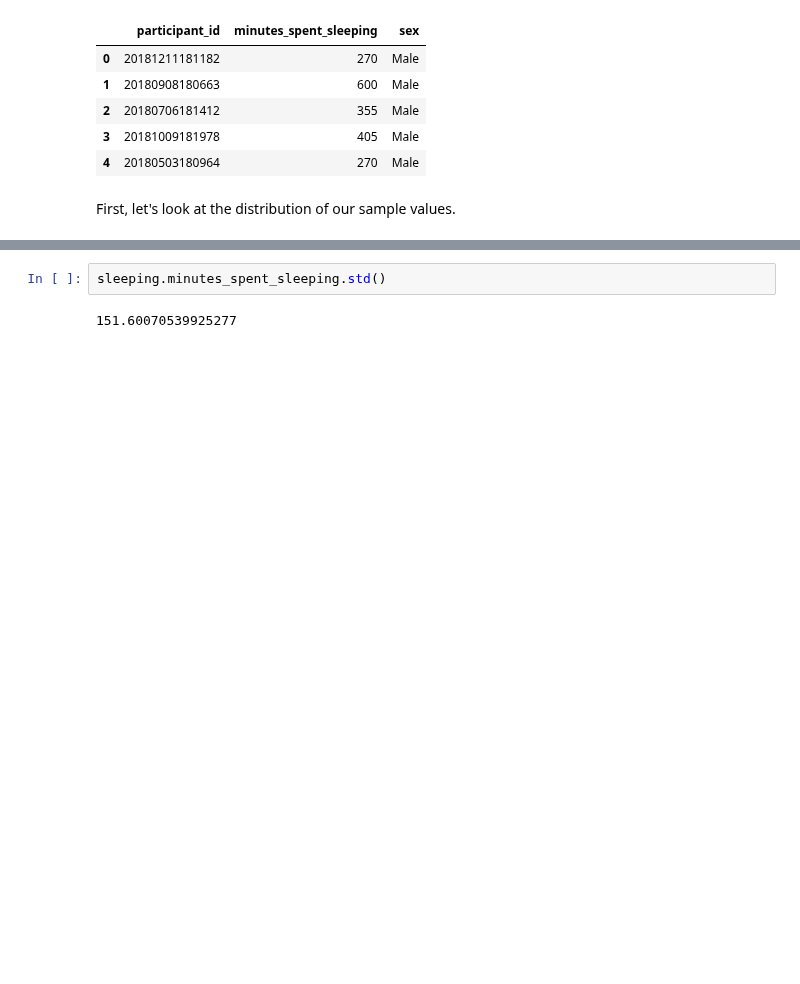
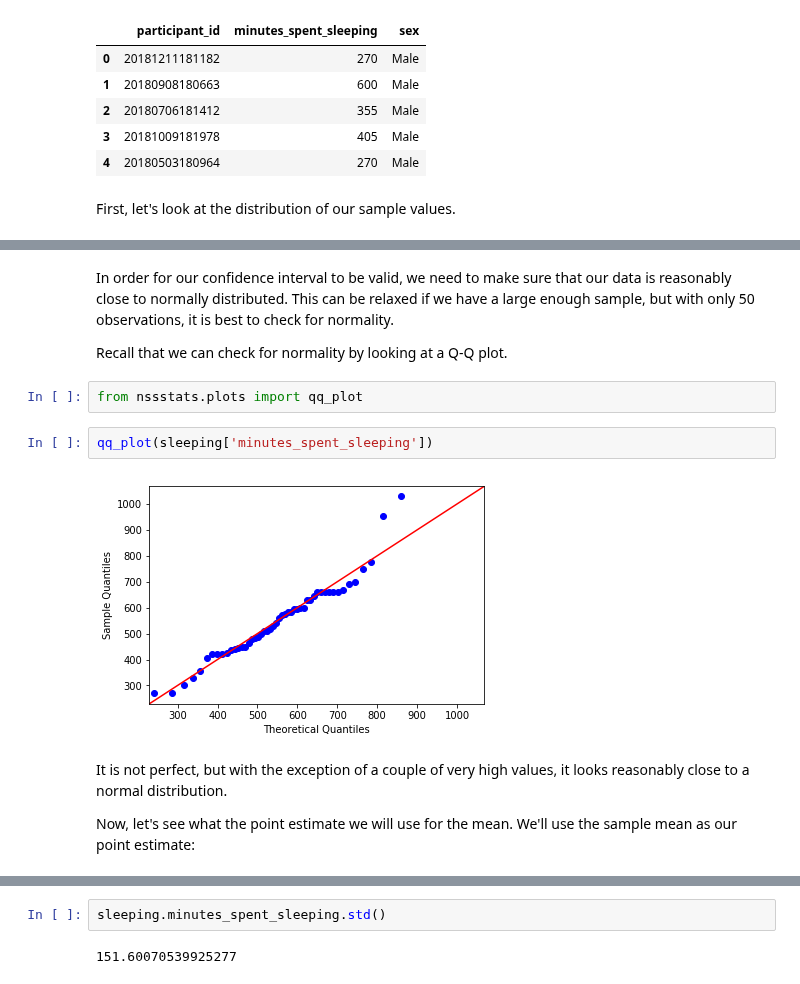
Before and after one commit to NSS-Data-Instructional-Stuff/stats-for-data-science, a Jupyter notebook: notebooks/Estimation_Part_1.ipynb, the cells around one changed output, grey strips where cells are left out. Drawn from its saved outputs; the diff is of its cells as text; blank space fills up the shorter version.

```diff
--- a/notebooks/Estimation_Part_1.ipynb
+++ b/notebooks/Estimation_Part_1.ipynb
@@ -57,3 +55,17 @@ sleeping.minutes_spent_sleeping.hist();
 # %% [output]
 [figure]
+# %% [markdown]
+In order for our confidence interval to be valid, we need to make sure that our data is reasonably close to normally distributed. This can be relaxed if we have a large enough sample, but with only 50 observations, it is best to check for normality.
+
+Recall that we can check for normality by looking at a Q-Q plot.
+# %%
+from nssstats.plots import qq_plot
+# %%
+qq_plot(sleeping['minutes_spent_sleeping'])
+# %% [output]
+[figure, added]
+# %% [markdown]
+It is not perfect, but with the exception of a couple of very high values, it looks reasonably close to a normal distribution.
+
+Now, let's see what the point estimate we will use for the mean. We'll use the sample mean as our point estimate:
 # %%
```
Also changed, not shown: parts of 45 cells of this notebook, 1 other file.
